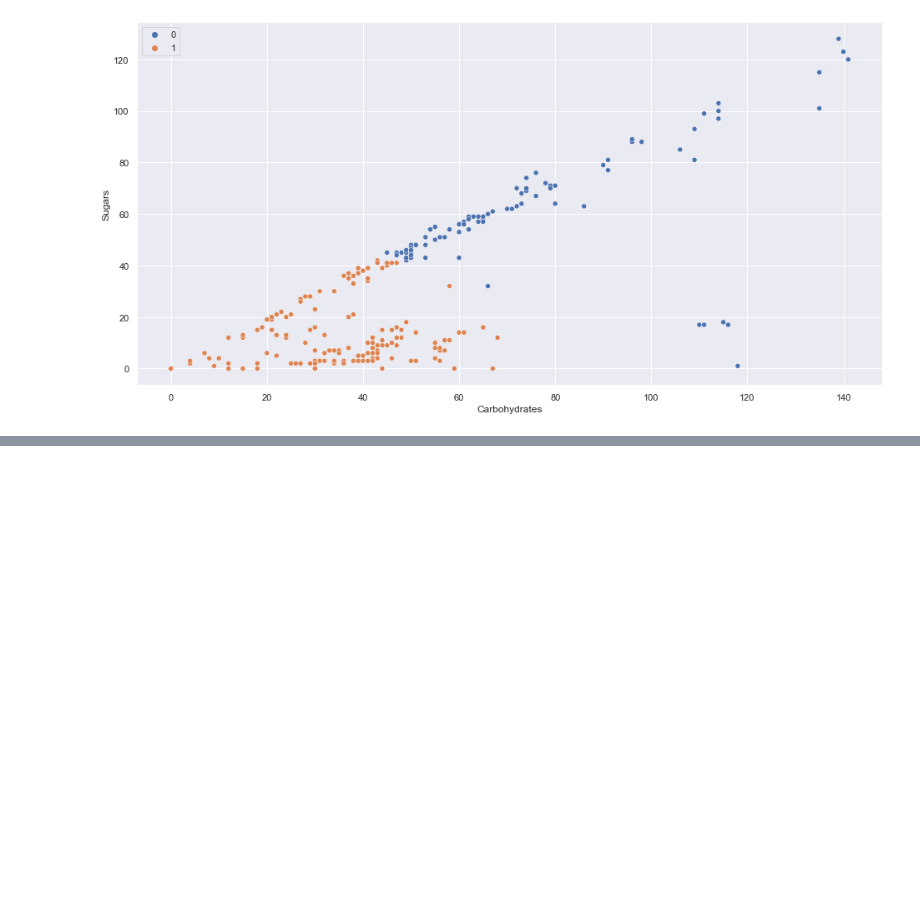
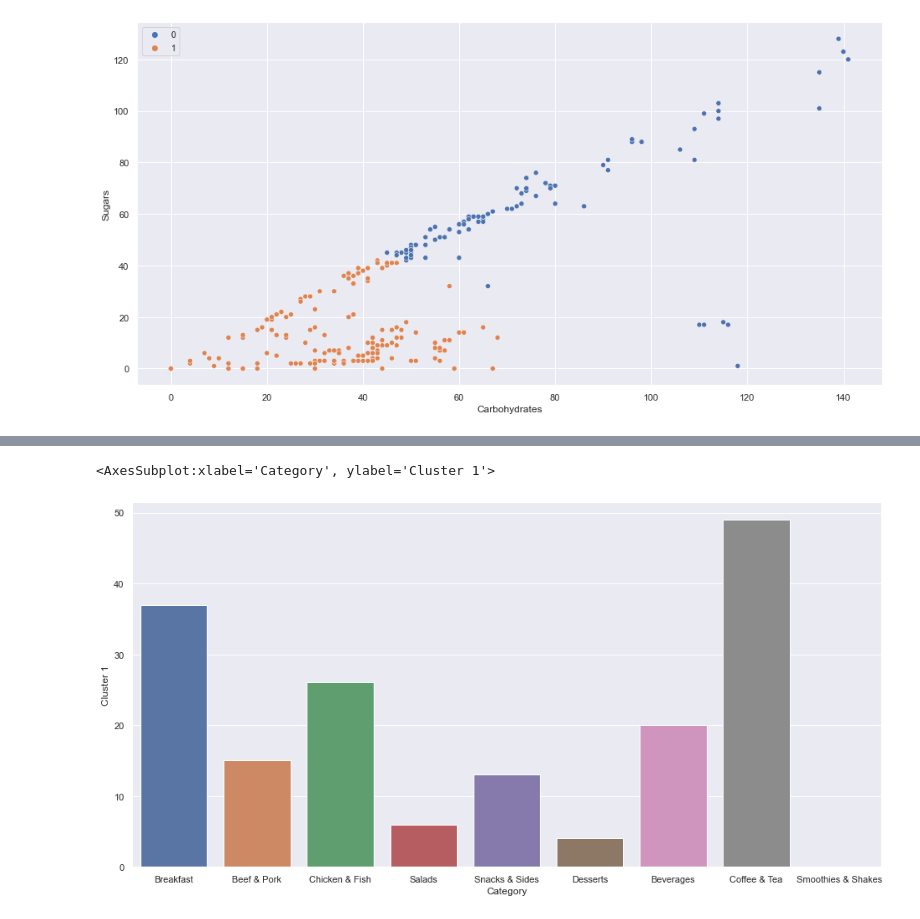
Before and after one commit to DefinitelyNotACactus/Chamber-of-Deputies-Reimbursements, a Jupyter notebook: Agrupamento.ipynb, the cells around one changed output, grey strips where cells are left out. Saved outputs shown, nothing was run; the diff lists cells and outputs as text; code cells hidden in the pictures; blank space fills up the shorter version.

```diff
--- a/Agrupamento.ipynb
+++ b/Agrupamento.ipynb
@@ -66,0 +92,13 @@ sns.scatterplot(data=df_group, x="Carbohydrates", y="Sugars", hue=kmeans.labels_
+# %%
+c0 = []
+c1 = []
+for category in df['Category'].unique():
+    c0.append(len(df[(df['Category'] == category) & (df['cluster'] == 0)]))
+    c1.append(len(df[(df['Category'] == category) & (df['cluster'] == 1)]))
+
+dfcats = pd.DataFrame({'Category': df['Category'].unique(), 'Cluster 0': c0, 'Cluster 1': c1})
+# %%
+sns.barplot(data=dfcats, x='Category', y='Cluster 1')
+# %% [output]
+<AxesSubplot:xlabel='Category', ylabel='Cluster 1'>
+[figure, added]
```
Also changed, not shown: parts of 13 cells of this notebook.
